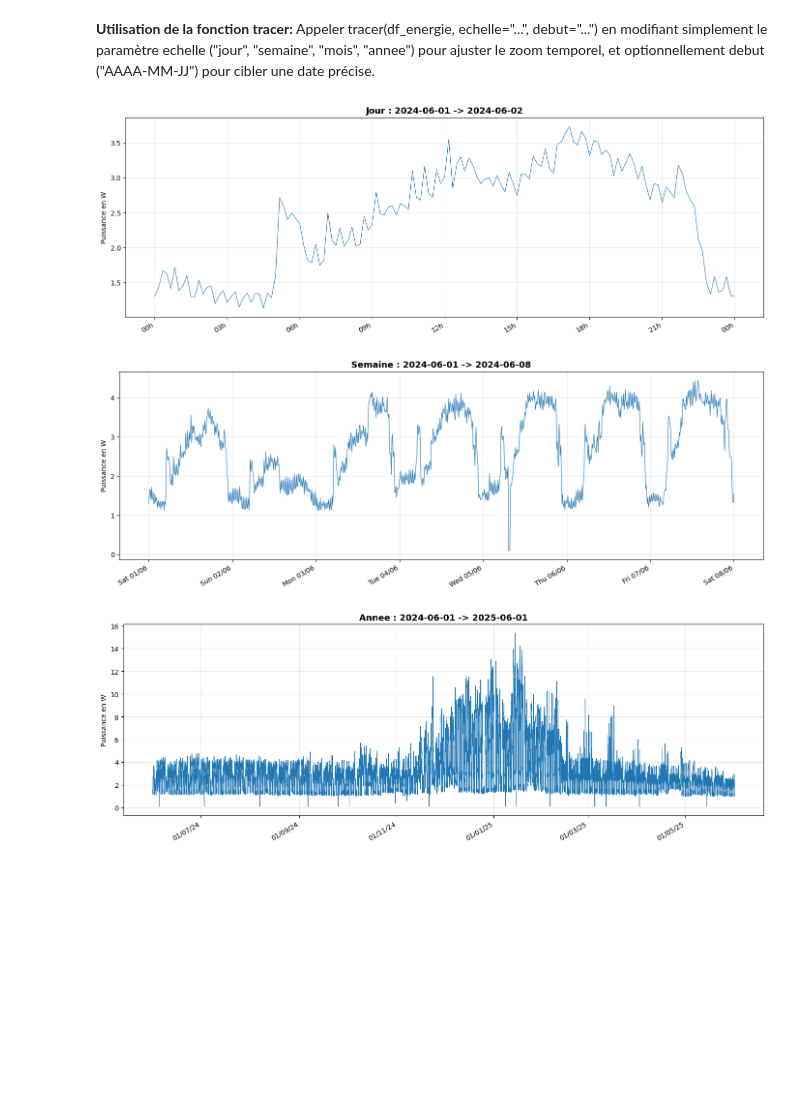
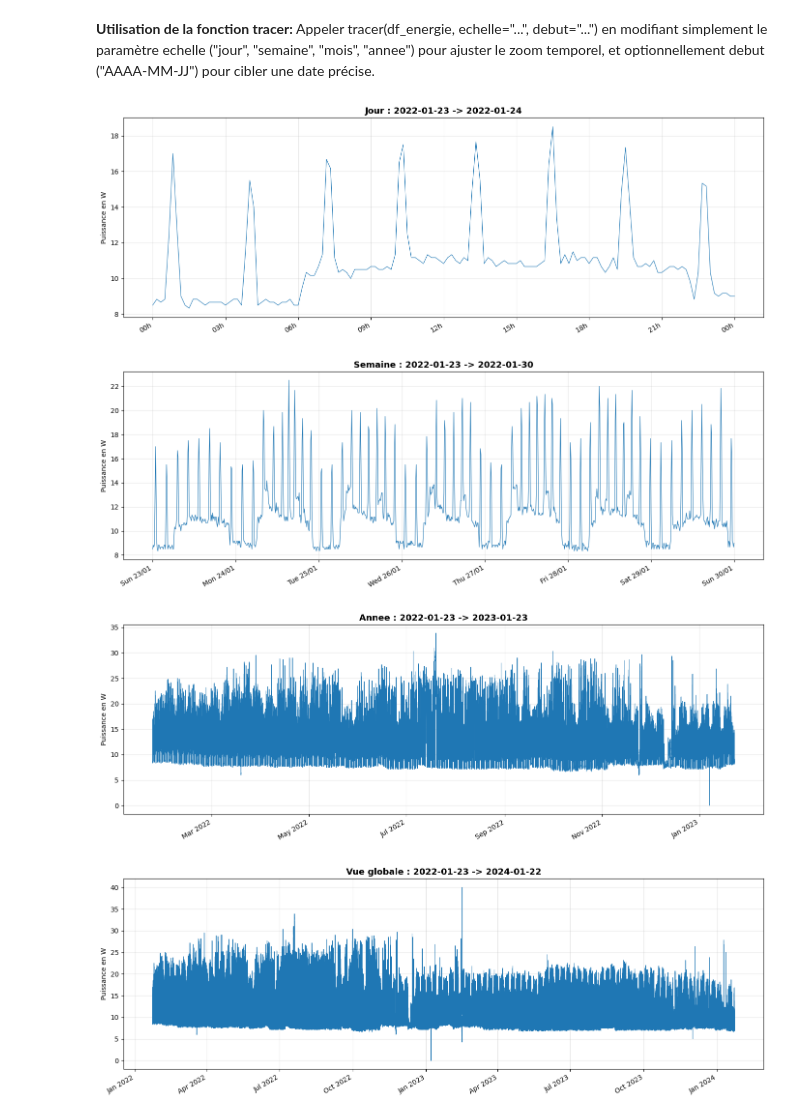
Before and after one commit to Martinks28/Hackaton-Analyse-courbe-de-charge, a Jupyter notebook: affichage des courbes de charge.ipynb, the cells around one changed output. Cells and saved outputs as stored; diff of their text form; code cells hidden in the pictures; blank space fills up the shorter version.

```diff
--- a/affichage des courbes de charge.ipynb
+++ b/affichage des courbes de charge.ipynb
@@ -24,7 +24,7 @@ Jade = "Courbes de charge Mines/Jade.xlsx"
 Kiwi = "Courbes de charge Mines/Kiwi.xlsx"
 Lave = "Courbes de charge Mines/Lave.xlsx"
 
-dataset_name = Jade #à modifier avec celui qu'on veut afficher
+dataset_name = Argile #à modifier avec celui qu'on veut afficher
 
 df = charger(dataset_name)
 
@@ -39,8 +47,10 @@ Appeler tracer(df_energie, echelle="...", debut="...") en modifiant simplement l
 # %%
 tracer(df, echelle="jour")
 tracer(df, echelle="semaine")
 tracer(df, echelle="annee")
+tracer(df)
 # %% [output]
-[figure, old version]
+[figure, new version]
-[figure, old version]
+[figure, new version]
-[figure, old version]
+[figure, new version]
+[figure, added]
```
Also changed, not shown: parts of 6 cells of this notebook, 1 other file.
